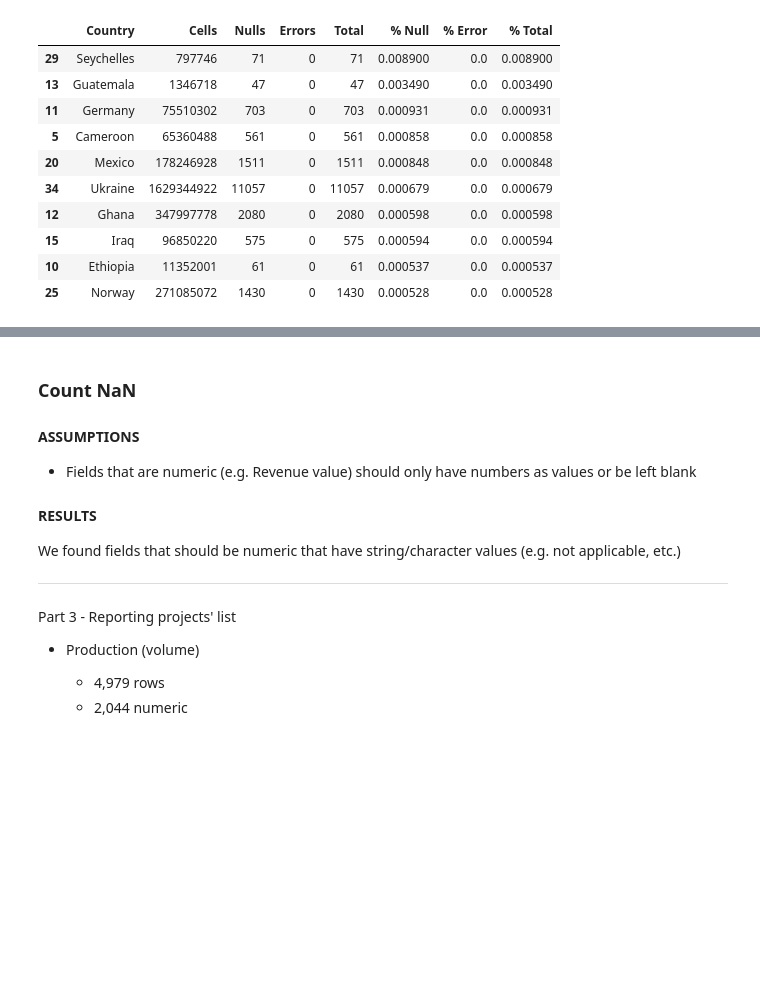
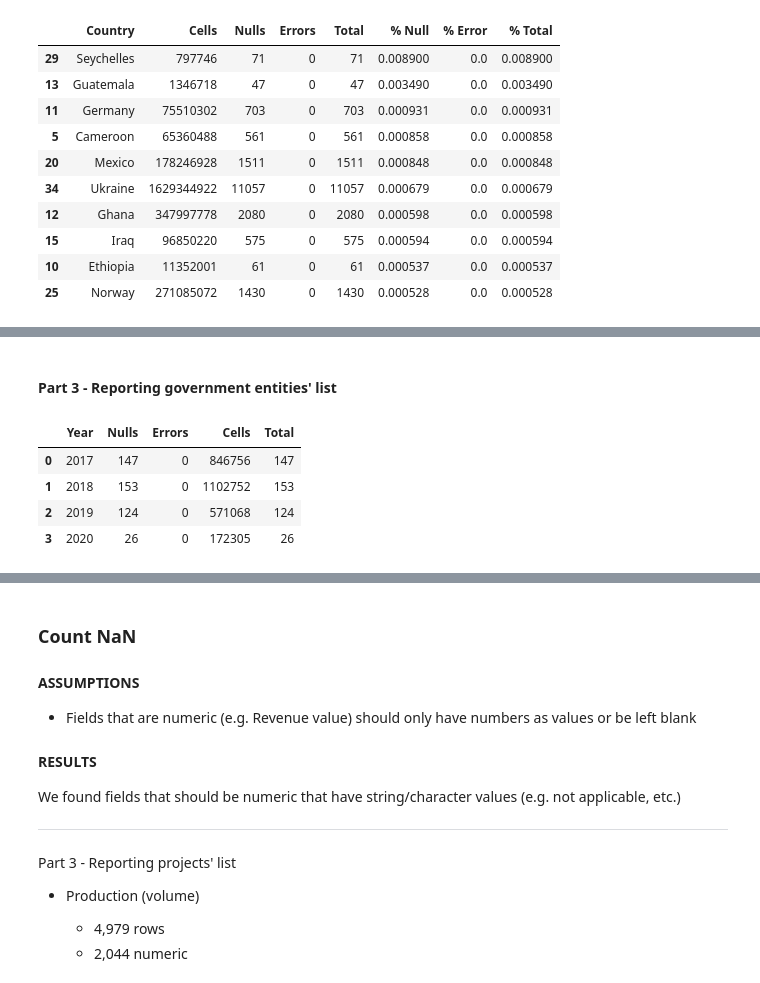
Before and after one commit to civicliteracies/EITI_SDT_data_verification_and_validation, a Jupyter notebook: 01 - Completeness and correctness.ipynb, the cells around one changed output, grey strips where cells are left out. Drawn from its saved outputs; the diff is of its cells as text; code cells hidden in the pictures; blank space fills up the shorter version.

```diff
--- a/01 - Completeness and correctness.ipynb
+++ b/01 - Completeness and correctness.ipynb
@@ -689,0 +702,10 @@ Top 10 countries based on % of Total Issues using NON-OPTIONAL columns
+# %% [markdown]
+#### Part 3 - Reporting government entities' list
+# %%
+count_issues(df_part_3b, 'Year')
+# %% [output]
+|  | Year | Nulls | Errors | Cells | Total |
+| 0 | 2017 | 147 | 0 | 846756 | 147 |
+| 1 | 2018 | 153 | 0 | 1102752 | 153 |
+| 2 | 2019 | 124 | 0 | 571068 | 124 |
+| 3 | 2020 | 26 | 0 | 172305 | 26 |
```
Also changed, not shown: parts of 9 cells of this notebook.
